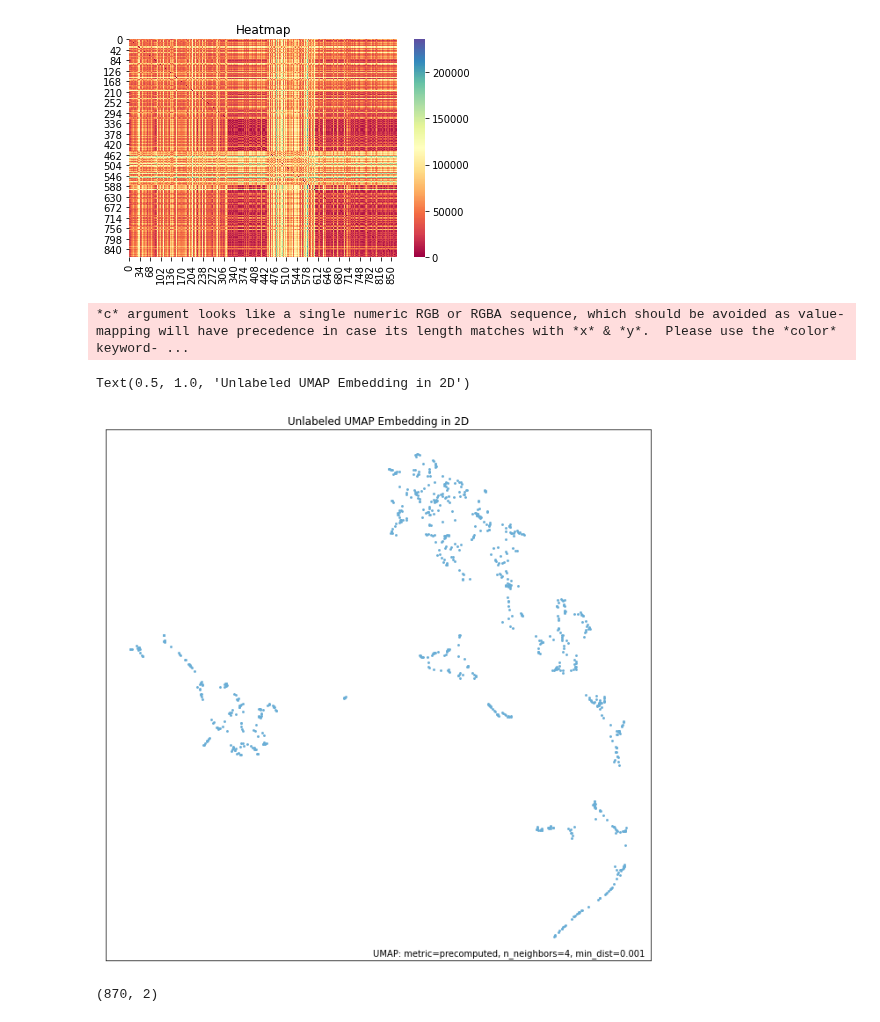
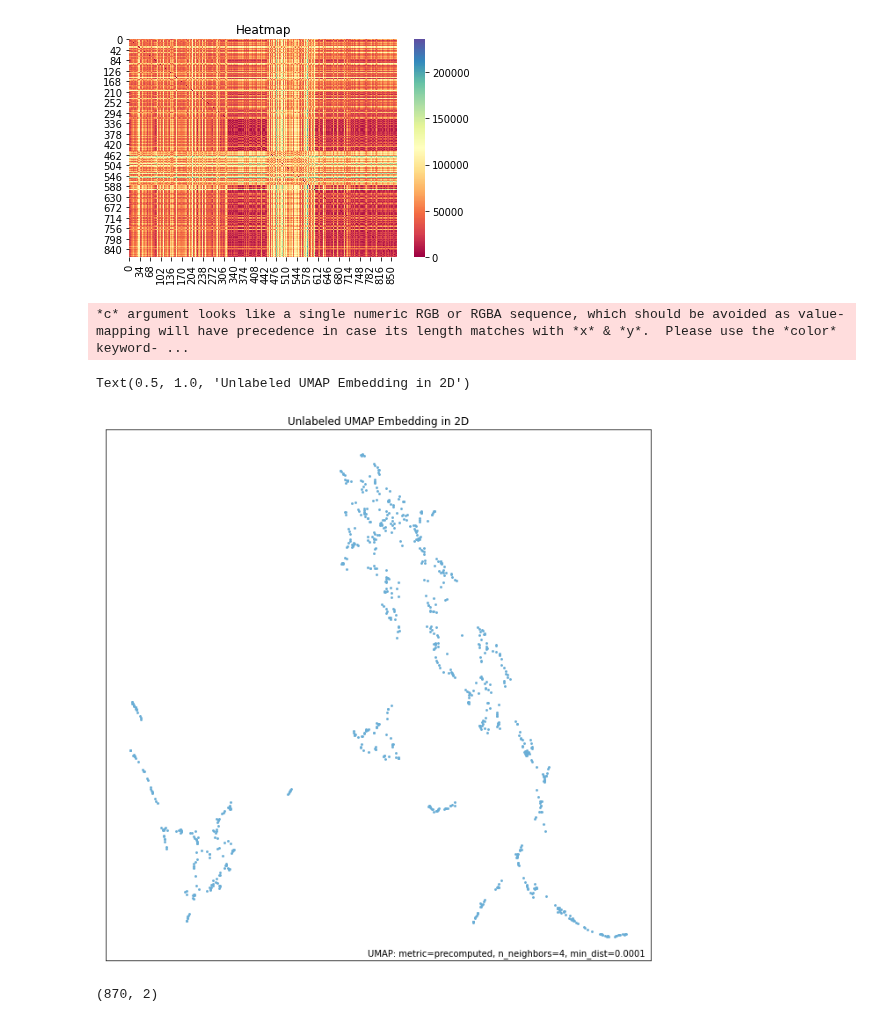
Before and after one commit to gabrielkassjohnson/parameter-free-topological-clustering, a Jupyter notebook: Clustering RNASeq Data with Pogo.ipynb, the cells around one changed output. Saved outputs shown, nothing was run; the diff lists cells and outputs as text; code cells hidden in the pictures.

```diff
--- a/Clustering RNASeq Data with Pogo.ipynb
+++ b/Clustering RNASeq Data with Pogo.ipynb
@@ -209,15 +209,15 @@ plt.savefig('heatmap',dpi=100)
 [figure]
 # %%
 #Create 2-d umap dimensionality reduction embedding to visualize unsupervised models
-umap_model_2d = UMAP(metric='precomputed',min_dist=0.001,n_neighbors=4)
+umap_model_2d = UMAP(metric='precomputed',min_dist=0.0001,n_neighbors=4)
 umap_embedding = umap_model_2d.fit_transform(mdist)
 plot.points(umap_model_2d)
 
 plt.title('Unlabeled UMAP Embedding in 2D')
 # %% [output]
 *c* argument looks like a single numeric RGB or RGBA sequence, which should be avoided as value-mapping will have precedence in case its length matches with *x* & *y*.  Please use the *color* keyword- ...
 Text(0.5, 1.0, 'Unlabeled UMAP Embedding in 2D')
-[figure, old version]
+[figure, new version]
 # %%
 umap_embedding.shape
 # %% [output]
```
Also changed, not shown: parts of 14 cells of this notebook.
